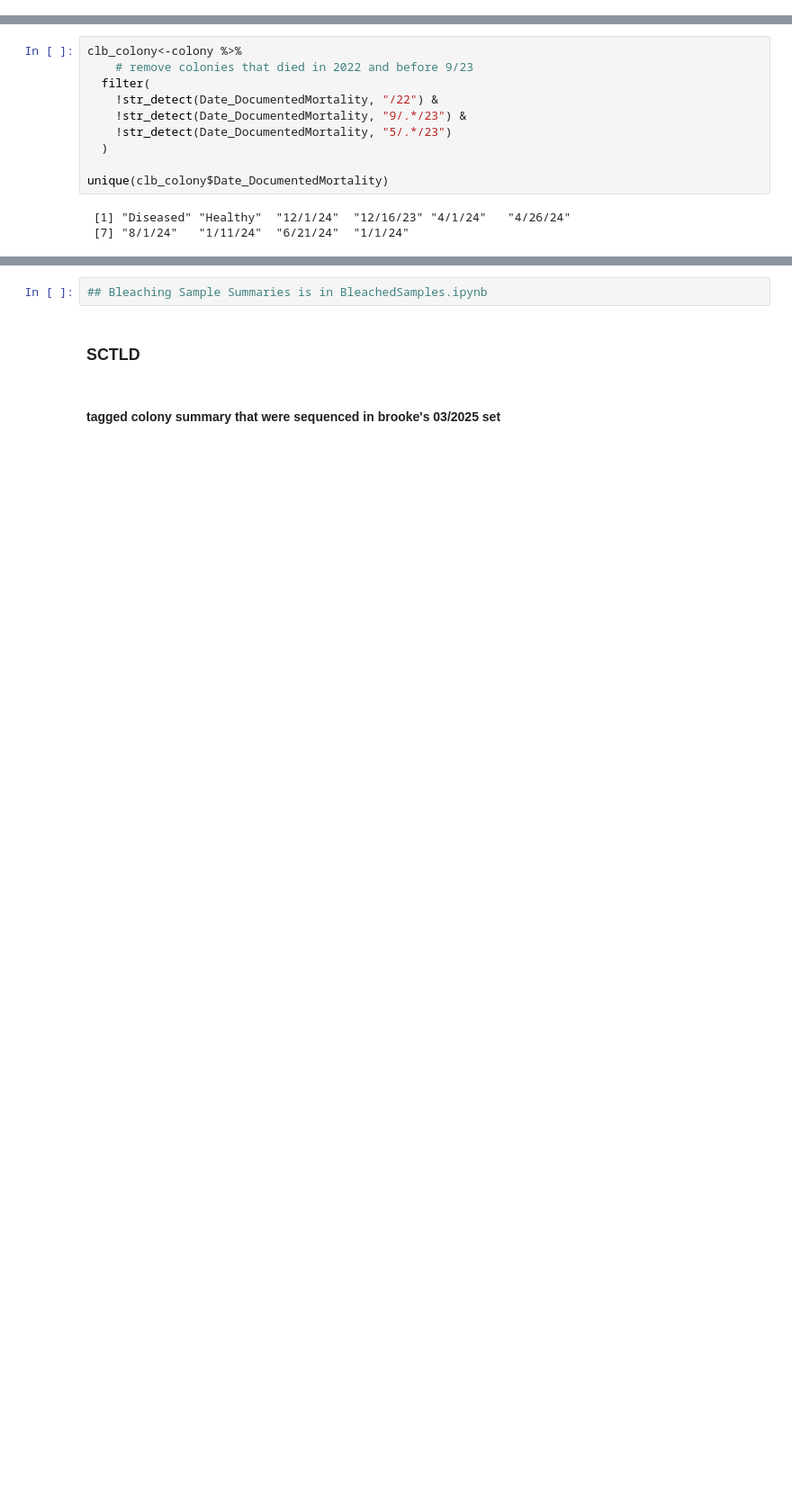
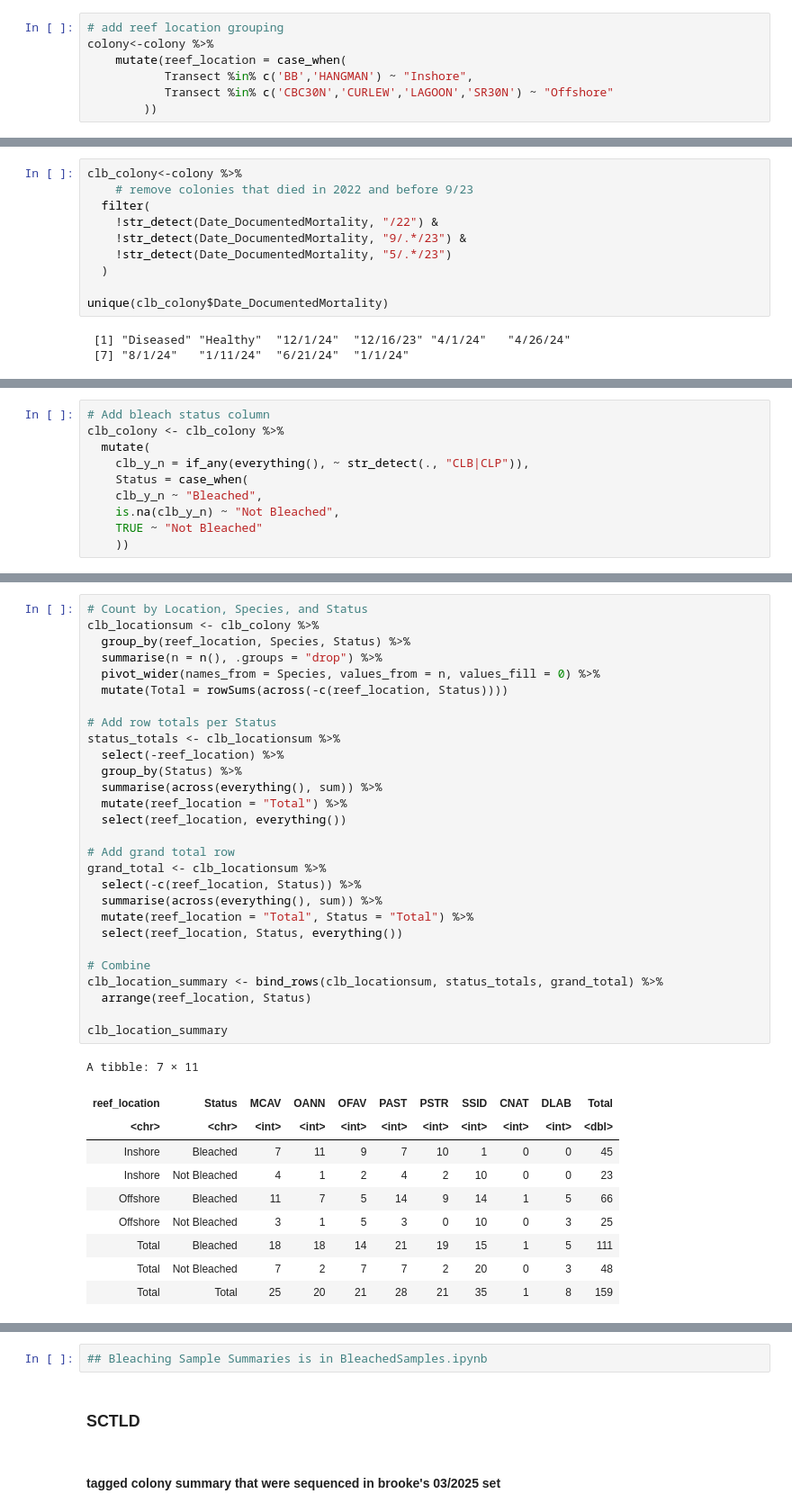
Before and after one commit to brookewicz/Code_notebook, a Jupyter notebook: data_summaries/ColonySummaryTables.ipynb, the cells around one changed output, grey strips where cells are left out. Shown at 90% size. Saved outputs shown, nothing was run; the diff lists cells and outputs as text; blank space fills up the shorter version.

Commit message:
redo clb summary tables and add code annotations

```diff
--- a/data_summaries/ColonySummaryTables.ipynb
+++ b/data_summaries/ColonySummaryTables.ipynb
@@ -106 +61,8 @@ A tibble: 5 × 8
+# %%
+# add reef location grouping
+colony<-colony %>%
+    mutate(reef_location = case_when(
+           Transect %in% c('BB','HANGMAN') ~ "Inshore",
+           Transect %in% c('CBC30N','CURLEW','LAGOON','SR30N') ~ "Offshore"
+        ))
 # %% [markdown]
@@ -163,0 +129,10 @@ unique(clb_colony$Date_DocumentedMortality)
+# %%
+# Add bleach status column
+clb_colony <- clb_colony %>%
+  mutate(
+    clb_y_n = if_any(everything(), ~ str_detect(., "CLB|CLP")),
+    Status = case_when(
+    clb_y_n ~ "Bleached",
+    is.na(clb_y_n) ~ "Not Bleached",
+    TRUE ~ "Not Bleached"
+    ))
@@ -163,0 +167,39 @@ unique(clb_colony$Date_DocumentedMortality)
+# %%
+# Count by Location, Species, and Status
+clb_locationsum <- clb_colony %>%
+  group_by(reef_location, Species, Status) %>%
+  summarise(n = n(), .groups = "drop") %>%
+  pivot_wider(names_from = Species, values_from = n, values_fill = 0) %>%
+  mutate(Total = rowSums(across(-c(reef_location, Status))))
+
+# Add row totals per Status
+status_totals <- clb_locationsum %>%
+  select(-reef_location) %>%
+  group_by(Status) %>%
+  summarise(across(everything(), sum)) %>%
+  mutate(reef_location = "Total") %>%
+  select(reef_location, everything())
+
+# Add grand total row
+grand_total <- clb_locationsum %>%
+  select(-c(reef_location, Status)) %>%
+  summarise(across(everything(), sum)) %>%
+  mutate(reef_location = "Total", Status = "Total") %>%
+  select(reef_location, Status, everything())
+
+# Combine
+clb_location_summary <- bind_rows(clb_locationsum, status_totals, grand_total) %>%
+  arrange(reef_location, Status)
+
+clb_location_summary
+# %% [output]
+A tibble: 7 × 11
+| reef_location | Status | MCAV | OANN | OFAV | PAST | PSTR | SSID | CNAT | DLAB | Total |
+| <chr> | <chr> | <int> | <int> | <int> | <int> | <int> | <int> | <int> | <int> | <dbl> |
+| Inshore | Bleached | 7 | 11 | 9 | 7 | 10 | 1 | 0 | 0 | 45 |
+| Inshore | Not Bleached | 4 | 1 | 2 | 4 | 2 | 10 | 0 | 0 | 23 |
+| Offshore | Bleached | 11 | 7 | 5 | 14 | 9 | 14 | 1 | 5 | 66 |
+| Offshore | Not Bleached | 3 | 1 | 5 | 3 | 0 | 10 | 0 | 3 | 25 |
+| Total | Bleached | 18 | 18 | 14 | 21 | 19 | 15 | 1 | 5 | 111 |
+| Total | Not Bleached | 7 | 2 | 7 | 7 | 2 | 20 | 0 | 3 | 48 |
+| Total | Total | 25 | 20 | 21 | 28 | 21 | 35 | 1 | 8 | 159 |
```
Also changed, not shown: parts of 21 cells of this notebook, 7 other files.
